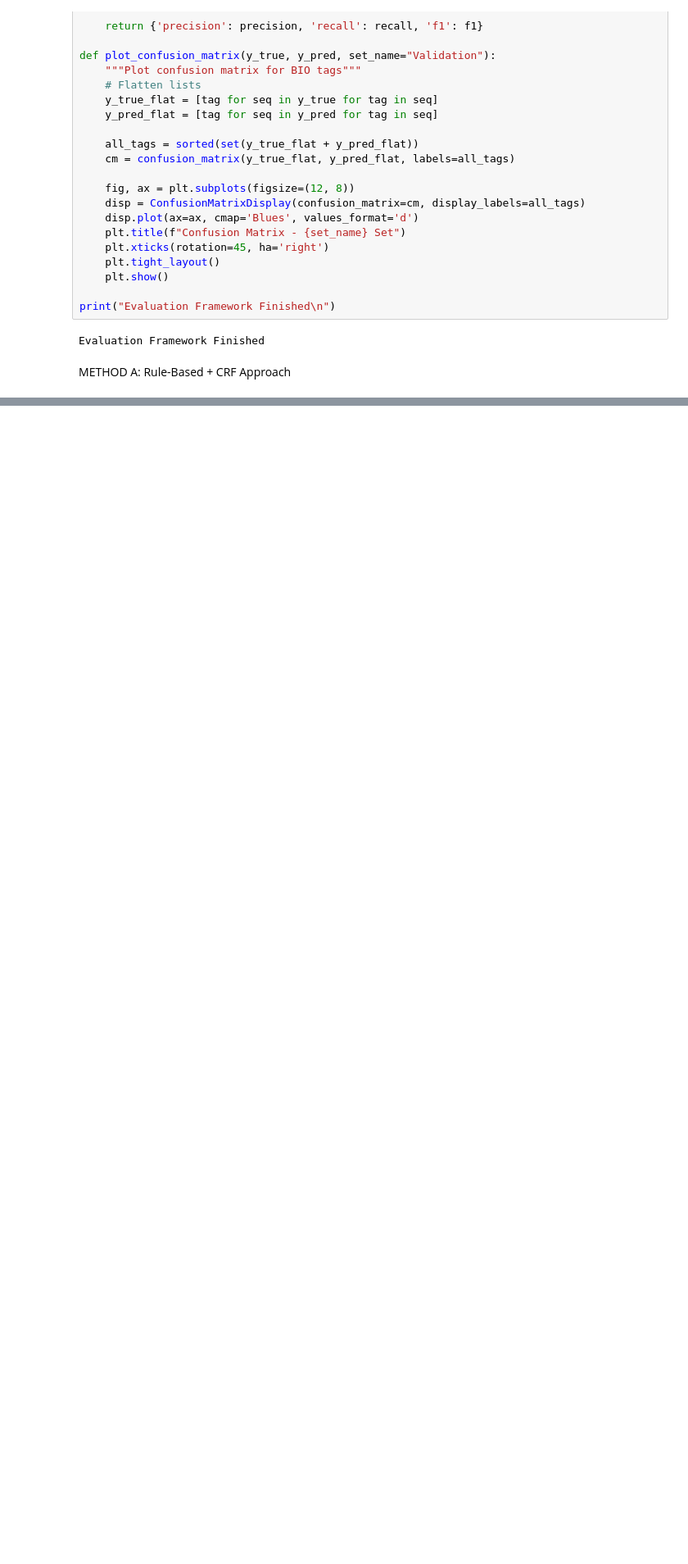
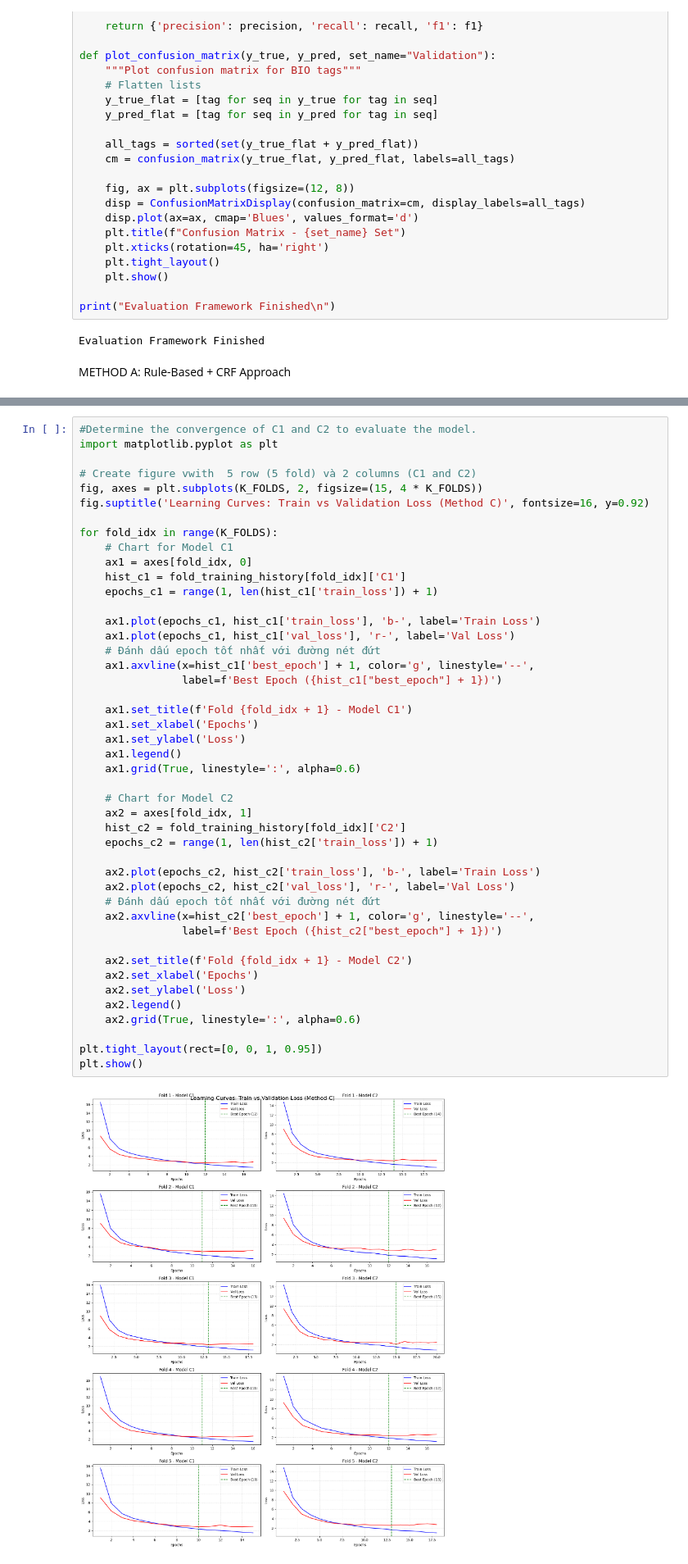
Before and after one commit to ThanhVinh-source/NER_Twitter_Project, a Jupyter notebook: NER:TC/NER Project/NER/NER Project.ipynb, the cells around one changed output, grey strips where cells are left out. Shown at 82% size. Cells and saved outputs as stored; diff of their text form; blank space fills up the shorter version.

```diff
--- a/NER:TC/NER Project/NER/NER Project.ipynb
+++ b/NER:TC/NER Project/NER/NER Project.ipynb
@@ -905,0 +2801,47 @@ METHOD A COMPLETE: A2 selected as representative model
+# %%
+#Determine the convergence of C1 and C2 to evaluate the model.
+import matplotlib.pyplot as plt
+
+# Create figure vwith  5 row (5 fold) và 2 columns (C1 and C2)
+fig, axes = plt.subplots(K_FOLDS, 2, figsize=(15, 4 * K_FOLDS))
+fig.suptitle('Learning Curves: Train vs Validation Loss (Method C)', fontsize=16, y=0.92)
+
+for fold_idx in range(K_FOLDS):
+    # Chart for Model C1
+    ax1 = axes[fold_idx, 0]
+    hist_c1 = fold_training_history[fold_idx]['C1']
+    epochs_c1 = range(1, len(hist_c1['train_loss']) + 1)
+
+    ax1.plot(epochs_c1, hist_c1['train_loss'], 'b-', label='Train Loss')
+    ax1.plot(epochs_c1, hist_c1['val_loss'], 'r-', label='Val Loss')
+    # Đánh dấu epoch tốt nhất với đường nét đứt
+    ax1.axvline(x=hist_c1['best_epoch'] + 1, color='g', linestyle='--',
+                label=f'Best Epoch ({hist_c1["best_epoch"] + 1})')
+
+    ax1.set_title(f'Fold {fold_idx + 1} - Model C1')
+    ax1.set_xlabel('Epochs')
+    ax1.set_ylabel('Loss')
+    ax1.legend()
+    ax1.grid(True, linestyle=':', alpha=0.6)
+
+    # Chart for Model C2
+    ax2 = axes[fold_idx, 1]
+    hist_c2 = fold_training_history[fold_idx]['C2']
+    epochs_c2 = range(1, len(hist_c2['train_loss']) + 1)
+
+    ax2.plot(epochs_c2, hist_c2['train_loss'], 'b-', label='Train Loss')
+    ax2.plot(epochs_c2, hist_c2['val_loss'], 'r-', label='Val Loss')
+    # Đánh dấu epoch tốt nhất với đường nét đứt
+    ax2.axvline(x=hist_c2['best_epoch'] + 1, color='g', linestyle='--',
+                label=f'Best Epoch ({hist_c2["best_epoch"] + 1})')
+
+    ax2.set_title(f'Fold {fold_idx + 1} - Model C2')
+    ax2.set_xlabel('Epochs')
+    ax2.set_ylabel('Loss')
+    ax2.legend()
+    ax2.grid(True, linestyle=':', alpha=0.6)
+
+plt.tight_layout(rect=[0, 0, 1, 0.95])
+plt.show()
+# %% [output]
+[figure, added]
```
Also changed, not shown: parts of 21 cells of this notebook.
